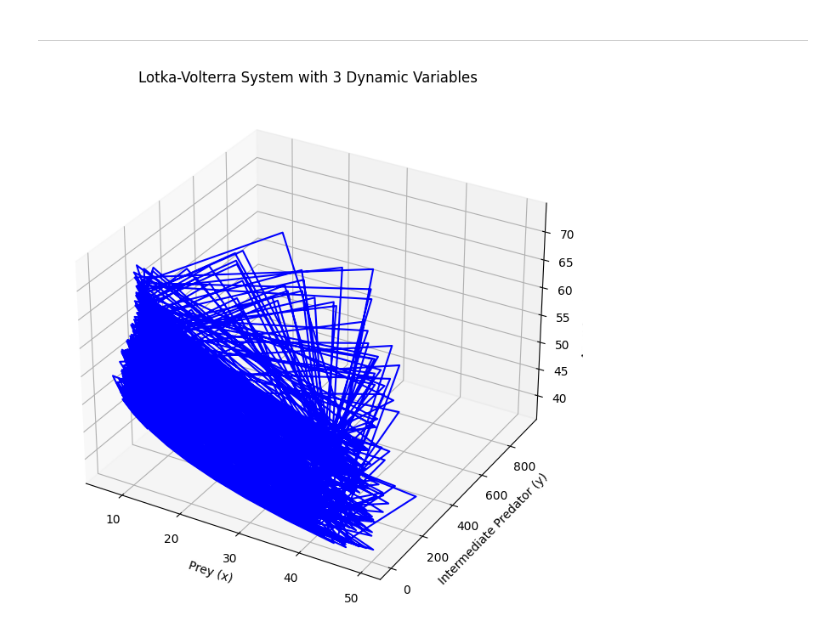
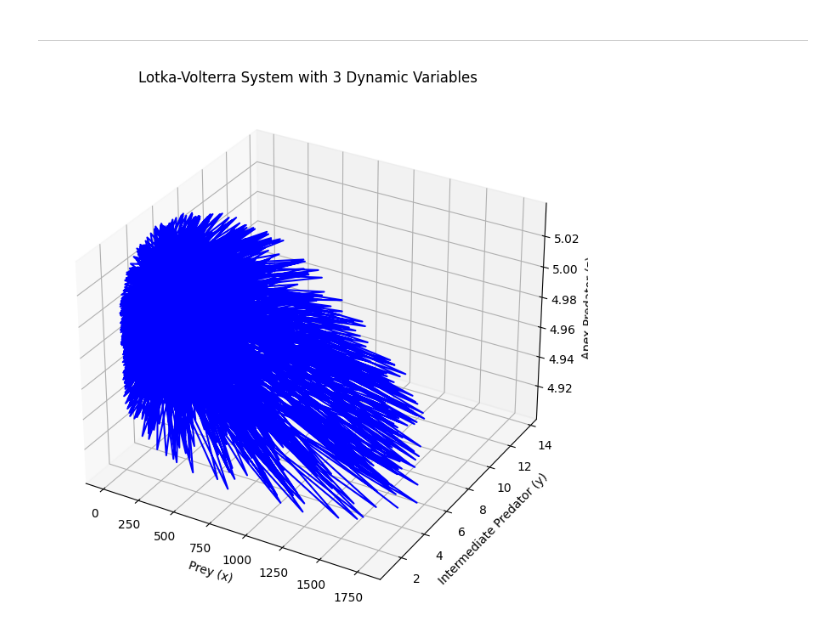
Before and after one commit to my-alaska/ISZ, a Jupyter notebook: Lab1.ipynb, the cells around one changed output. Cells and saved outputs as stored; diff of their text form; code cells hidden in the pictures.

Commit message:
lab1 changes, more chaotic plots

```diff
--- a/Lab1.ipynb
+++ b/Lab1.ipynb
@@ -353,13 +353,14 @@ W raporcie opisać końcowy model i porównać go do pierwotnie wygenerowanego p
 ---
 # %%
 # Parameters of the system
-alpha = 2.0  # Prey growth rate
-beta = 0.05   # Rate of predation
-delta = 4.205 # Predator reproduction rate
-gamma = 60.0  # Predator death rate
-epsilon = 0.75 # Rate of apex predator consuming intermediate predator
-eta = 0.0099  # Rate of apex predator reproduction
-zeta = 0.4  # Apex predator death rate
+alpha = 100.  # Prey growth rate
+beta = 20.   # Rate of predation
+delta = 0.075 # Predator reproduction rate
+gamma = 1.5  # Predator death rate
+epsilon = 4 # Rate of apex predator consuming intermediate predator
+eta = 0.06  # Rate of apex predator reproduction
+zeta = 0.3  # Apex predator death rate
+
 # Lotka-Volterra system with 3 dynamic variables
 def lotka_volterra(t, vars):
     x, y, z = vars
@@ -369,36 +370,36 @@ def lotka_volterra(t, vars):
     return [dxdt, dydt, dzdt]
 
 # Initial conditions (population of prey, intermediate predator, and apex predator)
-x0 = 50   # Initial prey population
-y0 = 35    # Initial intermediate predator population
-z0 = 55    # Initial apex predator population
+x0 = 40   # Initial prey population
+y0 = 9    # Initial intermediate predator population
+z0 = 5    # Initial apex predator population
 initial_conditions = [x0, y0, z0]
 
 # Time points where the solution is computed
 t_span = (0, 100)  # Simulate from t=0 to t=100
 t_eval = np.linspace(0, 100, 1000)  # 1000 time points for smooth plots
 
 # Solve the differential equations
 solution = solve_ivp(lotka_volterra, t_span, initial_conditions, t_eval=t_eval)
 
 # Extract solutions
 x_vals = solution.y[0]  # Prey population
 y_vals = solution.y[1]  # Intermediate predator population
 z_vals = solution.y[2]  # Apex predator population
 
 # Plot the results in a 3D phase space
 fig = plt.figure(figsize=(10, 8))
 ax = fig.add_subplot(111, projection='3d')
 
 # Plotting (x, y, z) - Prey, Intermediate Predator, Apex Predator in phase space
 ax.plot(x_vals, y_vals, z_vals, lw=1.5, color='b')
 
 # Labels and title
 ax.set_xlabel('Prey (x)')
 ax.set_ylabel('Intermediate Predator (y)')
 ax.set_zlabel('Apex Predator (z)')
 ax.set_title('Lotka-Volterra System with 3 Dynamic Variables')
 
 plt.show()
 # %% [output]
-[figure, old version]
+[figure, new version]
```
Also changed, not shown: parts of 6 cells of this notebook, 1 other file.
